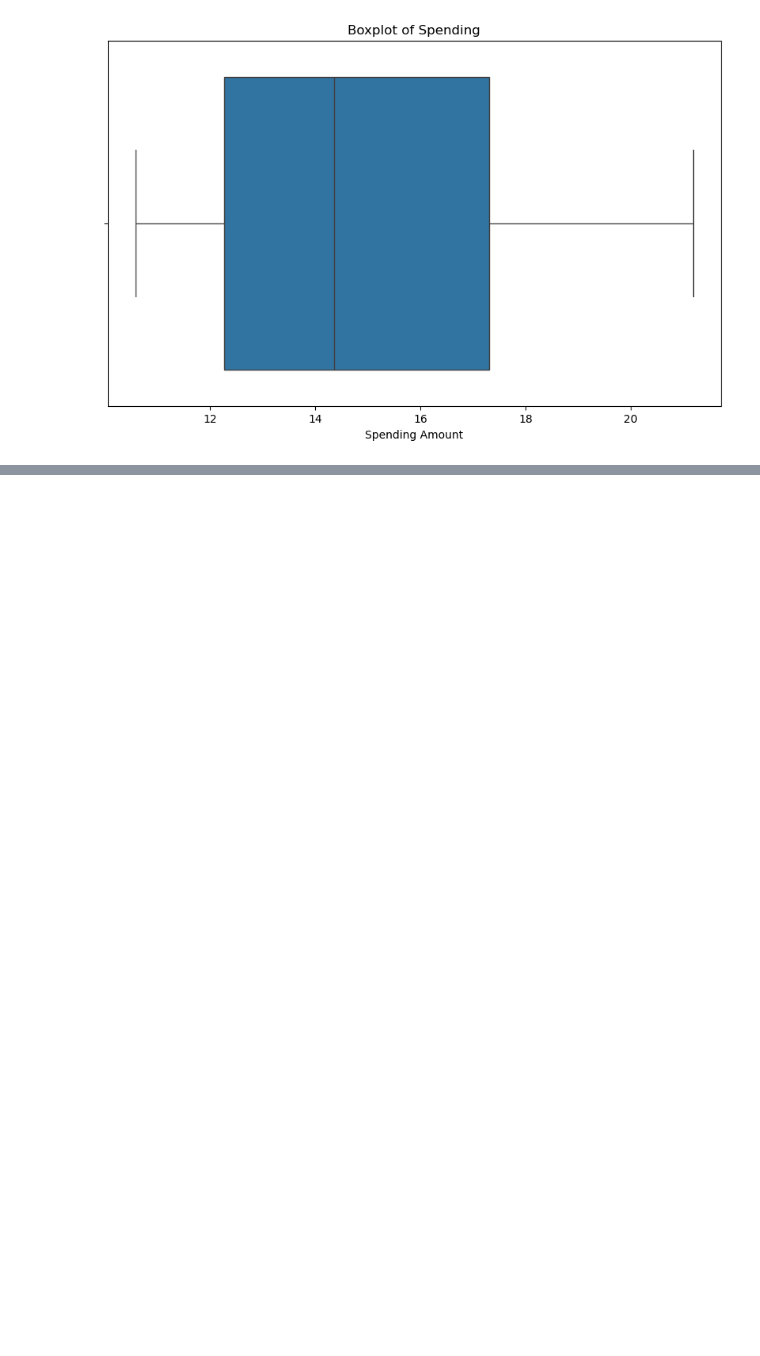
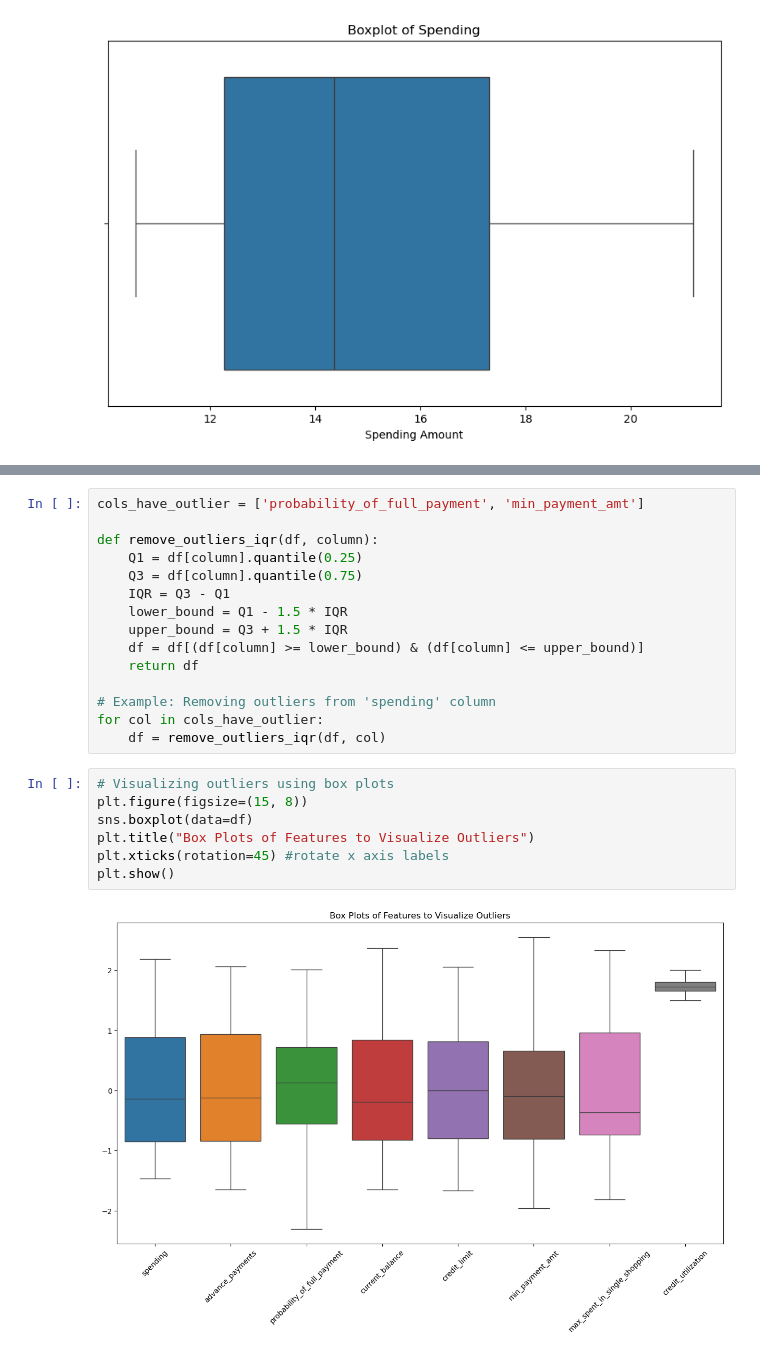
Before and after one commit to HitenDewangan/DataScience-AIML, a Jupyter notebook: Projects/Unsupervised/Bank Data Clustering/J_SOT23_Hitendra_Kumar_Dewangan.ipynb, the cells around one changed output, grey strips where cells are left out. Cells and saved outputs as stored; diff of their text form; blank space fills up the shorter version.

```diff
--- a/Projects/Unsupervised/Bank Data Clustering/J_SOT23_Hitendra_Kumar_Dewangan.ipynb
+++ b/Projects/Unsupervised/Bank Data Clustering/J_SOT23_Hitendra_Kumar_Dewangan.ipynb
@@ -142,0 +191,24 @@ plt.show()
+# %%
+cols_have_outlier = ['probability_of_full_payment', 'min_payment_amt']
+
+def remove_outliers_iqr(df, column):
+    Q1 = df[column].quantile(0.25)
+    Q3 = df[column].quantile(0.75)
+    IQR = Q3 - Q1
+    lower_bound = Q1 - 1.5 * IQR
+    upper_bound = Q3 + 1.5 * IQR
+    df = df[(df[column] >= lower_bound) & (df[column] <= upper_bound)]
+    return df
+
+# Example: Removing outliers from 'spending' column
+for col in cols_have_outlier:
+    df = remove_outliers_iqr(df, col)
+# %%
+# Visualizing outliers using box plots
+plt.figure(figsize=(15, 8))
+sns.boxplot(data=df)
+plt.title("Box Plots of Features to Visualize Outliers")
+plt.xticks(rotation=45) #rotate x axis labels
+plt.show()
+# %% [output]
+[figure, added]
```
Also changed, not shown: parts of 21 cells of this notebook.
